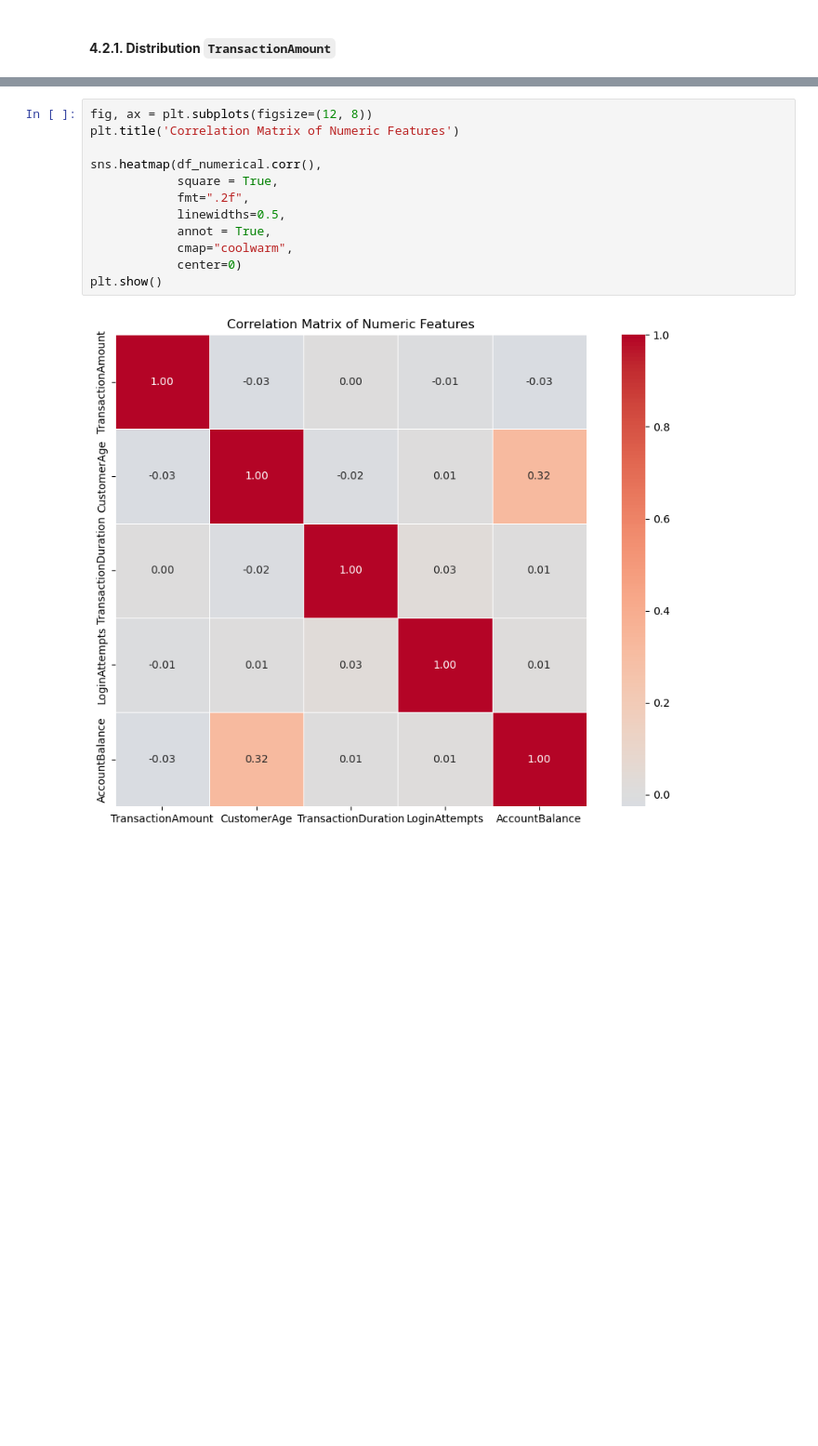
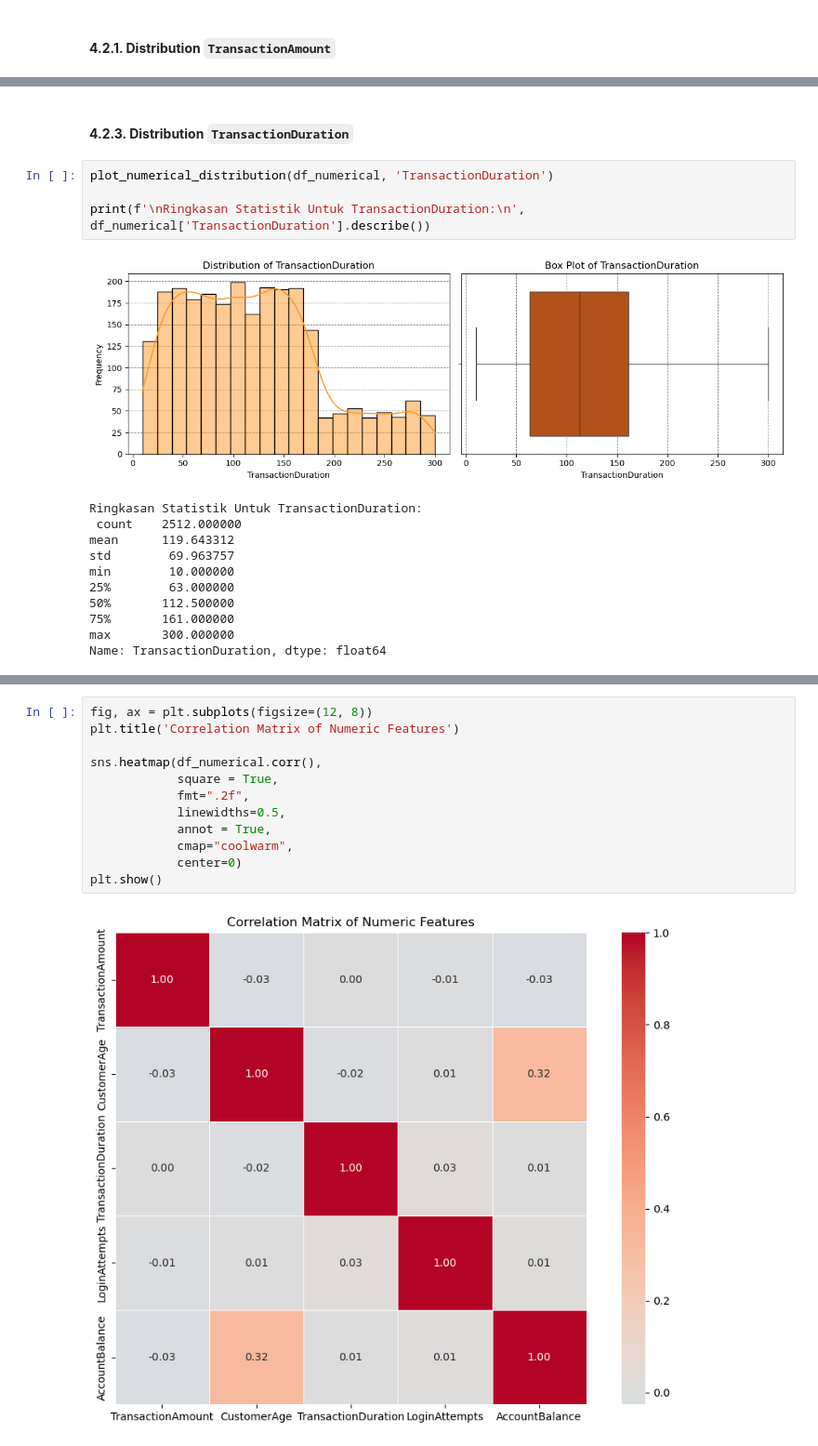
Before and after one commit to alouvre/BMLUP_DicodingSubmission_ProyekMembangunMachineLearning, a Jupyter notebook: [Clustering] Submission Akhir BMLP_Alifia Mustika Sari.ipynb, the cells around one changed output, grey strips where cells are left out. Shown at 93% size. Cells and saved outputs as stored; diff of their text form; blank space fills up the shorter version.

```diff
--- a/[Clustering] Submission Akhir BMLP_Alifia Mustika Sari.ipynb
+++ b/[Clustering] Submission Akhir BMLP_Alifia Mustika Sari.ipynb
@@ -248,0 +266,18 @@ Name: TransactionAmount, dtype: float64
+# %% [markdown]
+#### **4.2.3. Distribution `TransactionDuration`**
+# %%
+plot_numerical_distribution(df_numerical, 'TransactionDuration')
+
+print(f'\nRingkasan Statistik Untuk TransactionDuration:\n', df_numerical['TransactionDuration'].describe())
+# %% [output]
+[figure, added]
+Ringkasan Statistik Untuk TransactionDuration:
+ count    2512.000000
+mean      119.643312
+std        69.963757
+min        10.000000
+25%        63.000000
+50%       112.500000
+75%       161.000000
+max       300.000000
+Name: TransactionDuration, dtype: float64
```
Also changed, not shown: parts of 20 cells of this notebook.
